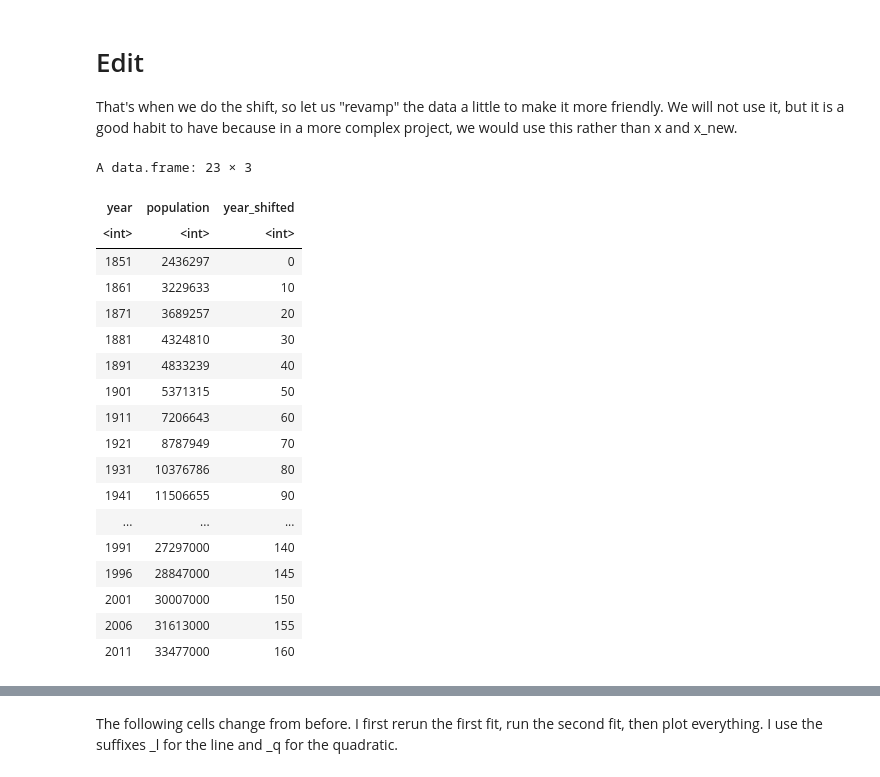
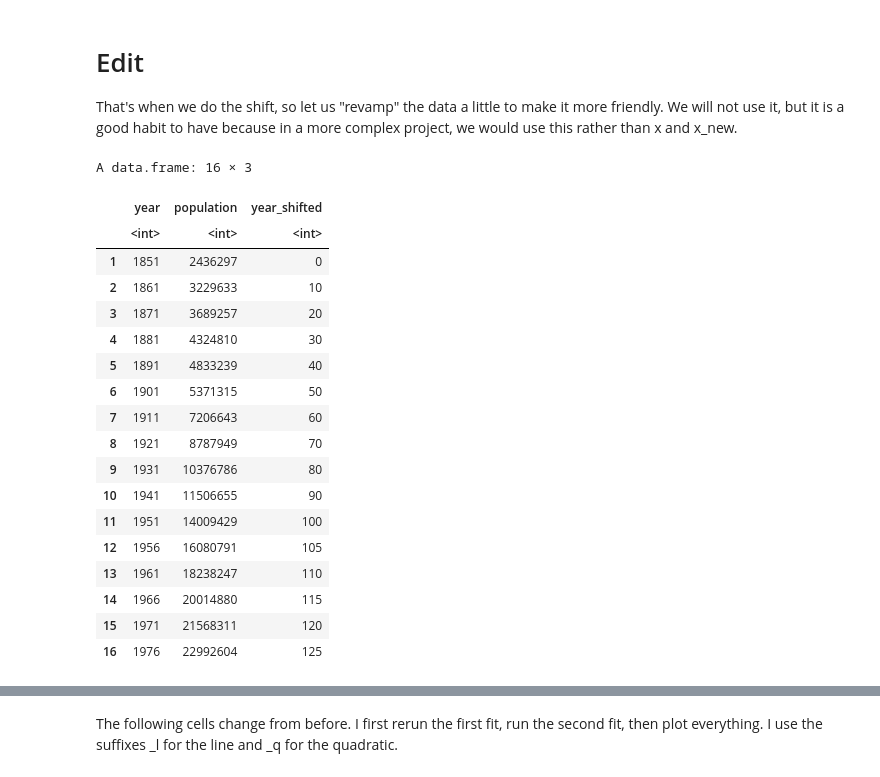
Before and after one commit to julien-arino/math-of-data-science, a Jupyter notebook: code/example_of_fitting_Canada_census.ipynb, the cells around one changed output, grey strips where cells are left out. Saved outputs shown, nothing was run; the diff lists cells and outputs as text; code cells hidden in the pictures.

```diff
--- a/code/example_of_fitting_Canada_census.ipynb
+++ b/code/example_of_fitting_Canada_census.ipynb
@@ -138,29 +143,30 @@ That's when we do the shift, so let us "revamp" the data a little to make it mor
 # %%
 x_new = x-min(x)
 # We also add this to the data
 data$year_shifted = x_new
 # If you wanted to make the data set even prettier, you could do something like the following (commented) line
 # data = data[,c("year", "year_shifted", "population")]
 # or, using just the column indices (but if you have names, use them, it's more flexible)
 # data = data[,c(1,3,2)]
+data = data[which(data$year<=1980),]
 data
 # %% [output]
-A data.frame: 23 × 3
+A data.frame: 16 × 3
-| year | population | year_shifted |
-| <int> | <int> | <int> |
-| 1851 | 2436297 | 0 |
-| 1861 | 3229633 | 10 |
-| 1871 | 3689257 | 20 |
-| 1881 | 4324810 | 30 |
-| 1891 | 4833239 | 40 |
-| 1901 | 5371315 | 50 |
-| 1911 | 7206643 | 60 |
-| 1921 | 8787949 | 70 |
-| 1931 | 10376786 | 80 |
-| 1941 | 11506655 | 90 |
-| ... | ... | ... |
-| 1991 | 27297000 | 140 |
-| 1996 | 28847000 | 145 |
-| 2001 | 30007000 | 150 |
-| 2006 | 31613000 | 155 |
-| 2011 | 33477000 | 160 |
+|  | year | population | year_shifted |
+|  | <int> | <int> | <int> |
+| 1 | 1851 | 2436297 | 0 |
+| 2 | 1861 | 3229633 | 10 |
+| 3 | 1871 | 3689257 | 20 |
+| 4 | 1881 | 4324810 | 30 |
+| 5 | 1891 | 4833239 | 40 |
+| 6 | 1901 | 5371315 | 50 |
+| 7 | 1911 | 7206643 | 60 |
+| 8 | 1921 | 8787949 | 70 |
+| 9 | 1931 | 10376786 | 80 |
+| 10 | 1941 | 11506655 | 90 |
+| 11 | 1951 | 14009429 | 100 |
+| 12 | 1956 | 16080791 | 105 |
+| 13 | 1961 | 18238247 | 110 |
+| 14 | 1966 | 20014880 | 115 |
+| 15 | 1971 | 21568311 | 120 |
+| 16 | 1976 | 22992604 | 125 |
```
Also changed, not shown: parts of 5 cells of this notebook.
